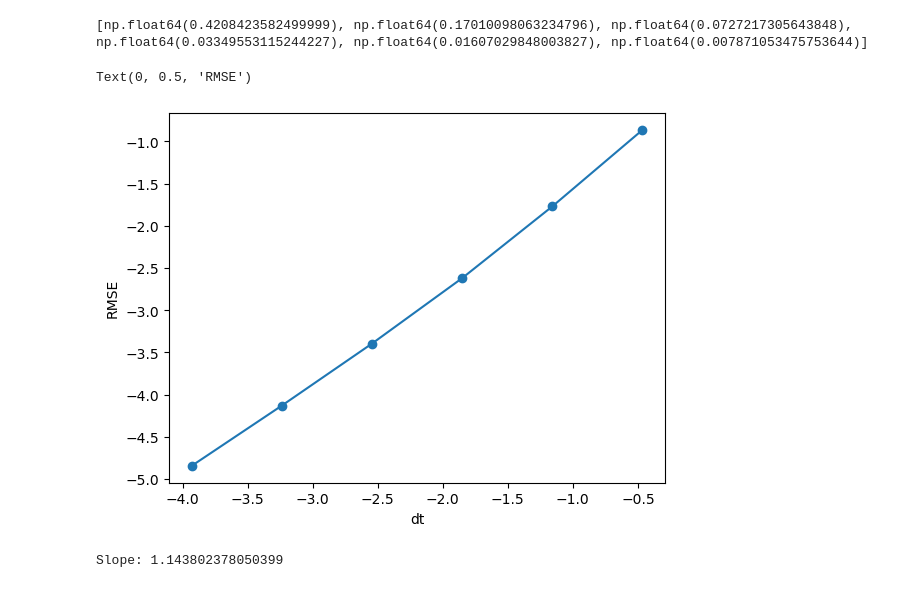
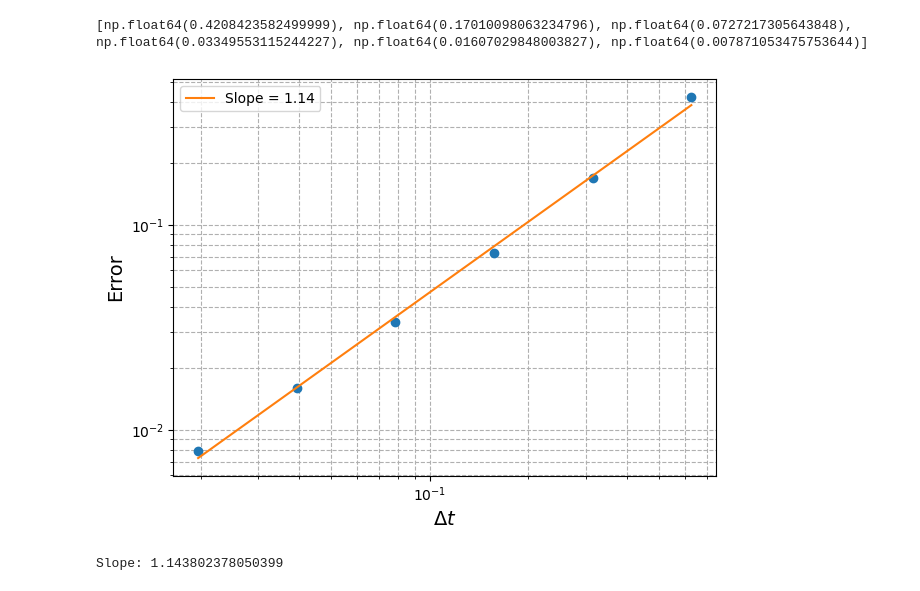
Before and after one commit to MohamedElkamash/moose, a Jupyter notebook: modules/ray_tracing/test_cases/input_files/analytical_circular.ipynb, the cells around one changed output. Drawn from its saved outputs; the diff is of its cells as text; code cells hidden in the pictures.

```diff
--- a/modules/ray_tracing/test_cases/input_files/analytical_circular.ipynb
+++ b/modules/ray_tracing/test_cases/input_files/analytical_circular.ipynb
@@ -41,15 +41,32 @@ print(error)
 # %% [output]
 [np.float64(0.4208423582499999), np.float64(0.17010098063234796), np.float64(0.0727217305643848), np.float64(0.03349553115244227), np.float64(0.01607029848003827), np.float64(0.007871053475753644)]
 # %%
-log_dt = np.log(dt)
-log_e = np.log(error)
+log_x = np.log10(dt)
+log_y = np.log10(error)
 
-plt.plot(log_dt, log_e, marker='o')
-plt.xlabel("dt")
-plt.ylabel("RMSE")
+coeffs = np.polyfit(log_x, log_y, 1)
+slope, intercept = coeffs
+a = 10**intercept
+b = slope
+
+# Power-law model
+x_model = np.linspace(min(dt), max(dt), 100)
+y_model = a * x_model**b
+
+# Plot
+plt.figure()
+plt.loglog(dt, error, 'o')
+#plt.loglog(x_model, y_model, '-', label=fr'Fit: $y = {a:.2f} x^{{{b:.2f}}}$')
+plt.loglog(x_model, y_model, '-', label='Slope = 1.14')
+plt.xlabel(r'$\Delta t$', fontsize='14')
+plt.ylabel('Error', fontsize='14')
+plt.legend()
+plt.grid(True, which='both', ls='--')
+plt.tight_layout()
+plt.savefig('convergence.png', dpi=400, bbox_inches='tight')
+plt.show()
 # %% [output]
-Text(0, 0.5, 'RMSE')
-[figure, old version]
+[figure, new version]
 # %%
 # Fit a linear polynomial (degree 1) to the data
 slope, intercept = np.polyfit(log_dt, log_e,1)
```
Also changed, not shown: 14 other files.
